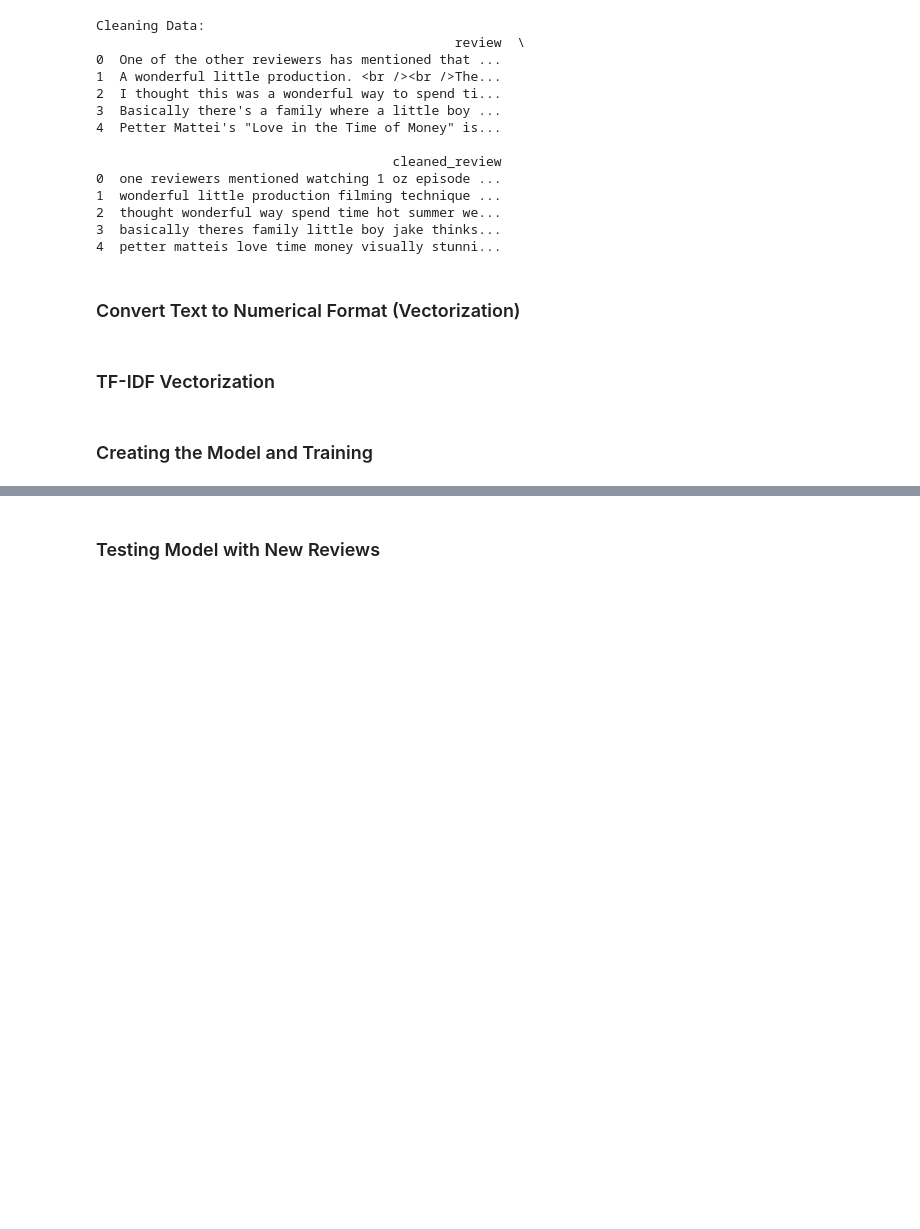
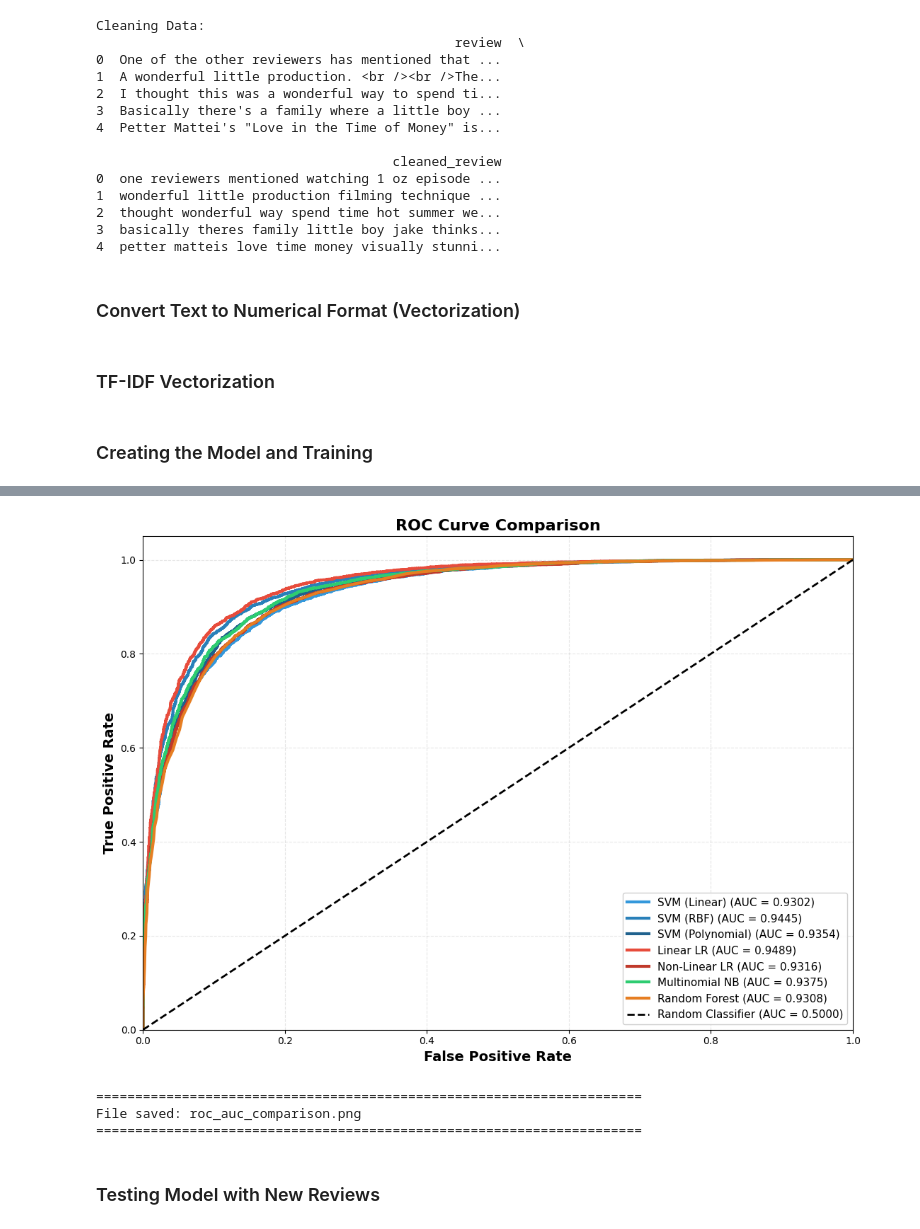
Before and after one commit to RumeysaHilal/sentiment_analysis_project, a Jupyter notebook: main.ipynb, the cells around one changed output, grey strips where cells are left out. Saved outputs shown, nothing was run; the diff lists cells and outputs as text; code cells hidden in the pictures; blank space fills up the shorter version.

```diff
--- a/main.ipynb
+++ b/main.ipynb
@@ -139,5 +141,8 @@ X_train, X_test, y_train, y_test = train_test_split(X, y, test_size=0.2, random_
 # Create TF-IDF vectorizer
 # max_features=10000 : use the most common 10000 words
 tfidf = TfidfVectorizer(max_features=5000, ngram_range=(1, 2))
+
+X_train = tfidf.fit_transform(X_train)
+X_test = tfidf.transform(X_test)
 # %% [markdown]
 ### Creating the Model and Training
@@ -541,16 +148,0 @@ plt.show()
-# %%
-plt.figure(figsize=(12,8))
-
-for name, (fpr, tpr, roc_auc) in roc_data.items():
-    roc_auc_score = auc(fpr, tpr)
-
-    plt.plot(fpr, tpr, lw=2, label=f'{name} (AUC = {roc_auc_score:.3f})')
-
-plt.plot([0, 1], [0, 1], color='navy',linestyle='--')
-plt.xlim([0.0, 1.0])
-plt.ylim([0.0, 1.05])
-plt.xlabel('False Positive Rate')
-plt.ylabel('True Positive Rate')
-plt.title('Receiver operating characteristic')
-plt.legend(loc="lower right")
-plt.show()
@@ -558,0 +861,53 @@ plt.show()
+# %%
+print("="*70)
+print("ROC AUC CURVE COMPARISON")
+print("="*70)
+
+# Load probability predictions
+svm_proba = np.load('svm_predictions_proba.npy', allow_pickle=True).item()
+lr_proba = np.load('lr_predictions_proba.npy', allow_pickle=True).item()
+nb_rf_proba = np.load('nb_rf_predictions_proba.npy', allow_pickle=True).item()
+
+# Combine all predictions
+all_proba = {}
+all_proba['SVM (Linear)'] = svm_proba['Linear']
+all_proba['SVM (RBF)'] = svm_proba['RBF']
+all_proba['SVM (Polynomial)'] = svm_proba['Polynomial']
+all_proba['Linear LR'] = lr_proba['Linear']
+all_proba['Non-Linear LR'] = lr_proba['Non-Linear']
+all_proba['Multinomial NB'] = nb_rf_proba['Multinomial Naive Bayes']
+all_proba['Random Forest'] = nb_rf_proba['Random Forest']
+
+print("\nCalculating ROC curves...")
+
+fig, ax = plt.subplots(figsize=(11, 8))
+
+colors = ['#3498db', '#2980b9', '#1f618d', '#e74c3c', '#c0392b', '#2ecc71', '#e67e22']
+
+for idx, (model_name, y_proba) in enumerate(all_proba.items()):
+    fpr, tpr, _ = roc_curve(y_test, y_proba)
+    roc_auc = auc(fpr, tpr)
+
+    print(f"{model_name}: AUC = {roc_auc:.4f}")
+
+    ax.plot(fpr, tpr, color=colors[idx], lw=3,
+            label=f'{model_name} (AUC = {roc_auc:.4f})')
+
+ax.plot([0, 1], [0, 1], 'k--', lw=2, label='Random Classifier (AUC = 0.5000)')
+
+ax.set_xlabel('False Positive Rate', fontweight='bold', fontsize=14)
+ax.set_ylabel('True Positive Rate', fontweight='bold', fontsize=14)
+ax.set_title('ROC Curve Comparison', fontweight='bold', fontsize=16)
+ax.legend(loc='lower right', fontsize=11, framealpha=0.95)
+ax.grid(alpha=0.3, linestyle='--')
+ax.set_xlim([0.0, 1.0])
+ax.set_ylim([0.0, 1.05])
+
+plt.tight_layout()
+plt.savefig('roc_auc_comparison.png', dpi=300, bbox_inches='tight')
+plt.show()
+
+print("\n" + "="*70)
+print("File saved: roc_auc_comparison.png")
+print("="*70)
+# %% [output]
@@ -559,2 +926,6 @@ plt.show()
+[figure, added]
+======================================================================
+File saved: roc_auc_comparison.png
+======================================================================
 # %% [markdown]
 ### Testing Model with New Reviews
```
Also changed, not shown: parts of 24 cells of this notebook.
